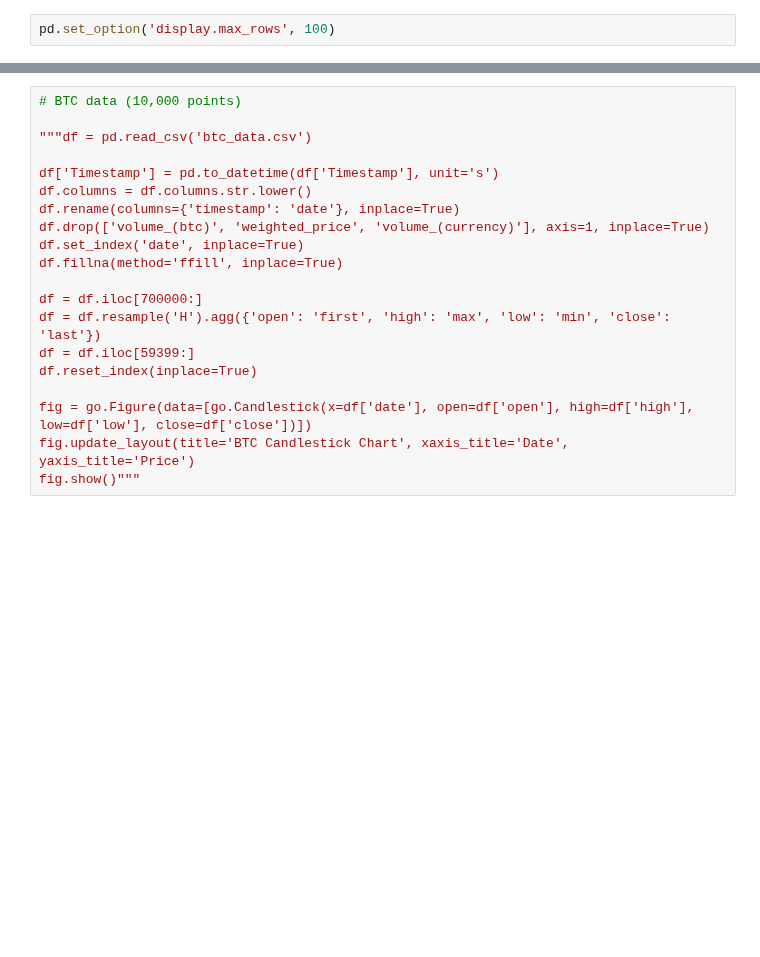
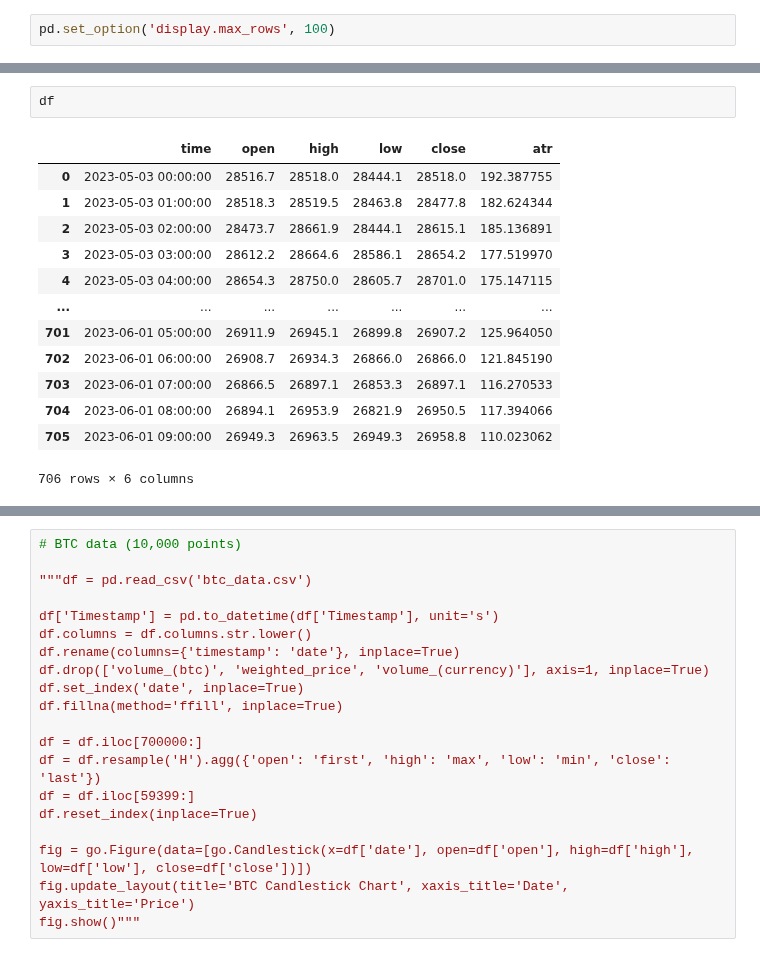
Before and after one commit to alexbabits/crypto-backtester, a Jupyter notebook: ChannelAnalysis.ipynb, the cells around one changed output, grey strips where cells are left out. Saved outputs shown, nothing was run; the diff lists cells and outputs as text; blank space fills up the shorter version.

```diff
--- a/ChannelAnalysis.ipynb
+++ b/ChannelAnalysis.ipynb
@@ -96,6 +96,22 @@ def calculate_resistance(df):
     return pd.DataFrame(resistance_lines)
 
 resistance_df = calculate_resistance(df)
+# %%
+df
+# %% [output]
+|  | time | open | high | low | close | atr |
+| 0 | 2023-05-03 00:00:00 | 28516.7 | 28518.0 | 28444.1 | 28518.0 | 192.387755 |
+| 1 | 2023-05-03 01:00:00 | 28518.3 | 28519.5 | 28463.8 | 28477.8 | 182.624344 |
+| 2 | 2023-05-03 02:00:00 | 28473.7 | 28661.9 | 28444.1 | 28615.1 | 185.136891 |
+| 3 | 2023-05-03 03:00:00 | 28612.2 | 28664.6 | 28586.1 | 28654.2 | 177.519970 |
+| 4 | 2023-05-03 04:00:00 | 28654.3 | 28750.0 | 28605.7 | 28701.0 | 175.147115 |
+| ... | ... | ... | ... | ... | ... | ... |
+| 701 | 2023-06-01 05:00:00 | 26911.9 | 26945.1 | 26899.8 | 26907.2 | 125.964050 |
+| 702 | 2023-06-01 06:00:00 | 26908.7 | 26934.3 | 26866.0 | 26866.0 | 121.845190 |
+| 703 | 2023-06-01 07:00:00 | 26866.5 | 26897.1 | 26853.3 | 26897.1 | 116.270533 |
+| 704 | 2023-06-01 08:00:00 | 26894.1 | 26953.9 | 26821.9 | 26950.5 | 117.394066 |
+| 705 | 2023-06-01 09:00:00 | 26949.3 | 26963.5 | 26949.3 | 26958.8 | 110.023062 |
+706 rows × 6 columns
 # %%
 resistance_df['start_time'] = pd.to_datetime(resistance_df['start_time'])
 resistance_df['end_time'] = pd.to_datetime(resistance_df['end_time'])
```
Also changed, not shown: parts of 7 cells of this notebook, 2 other files.
